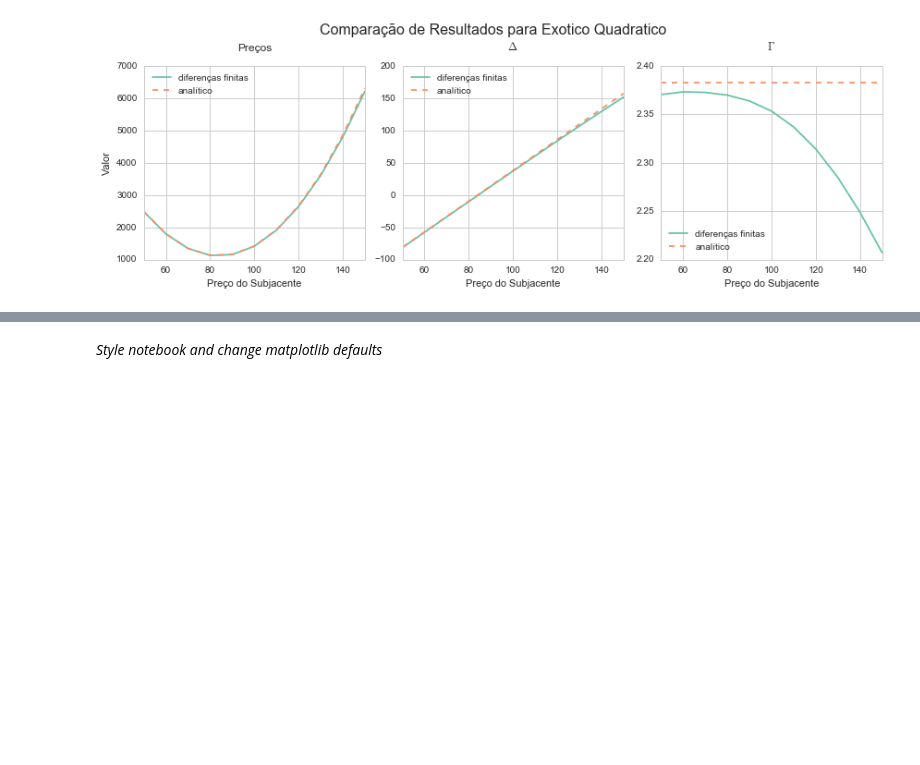
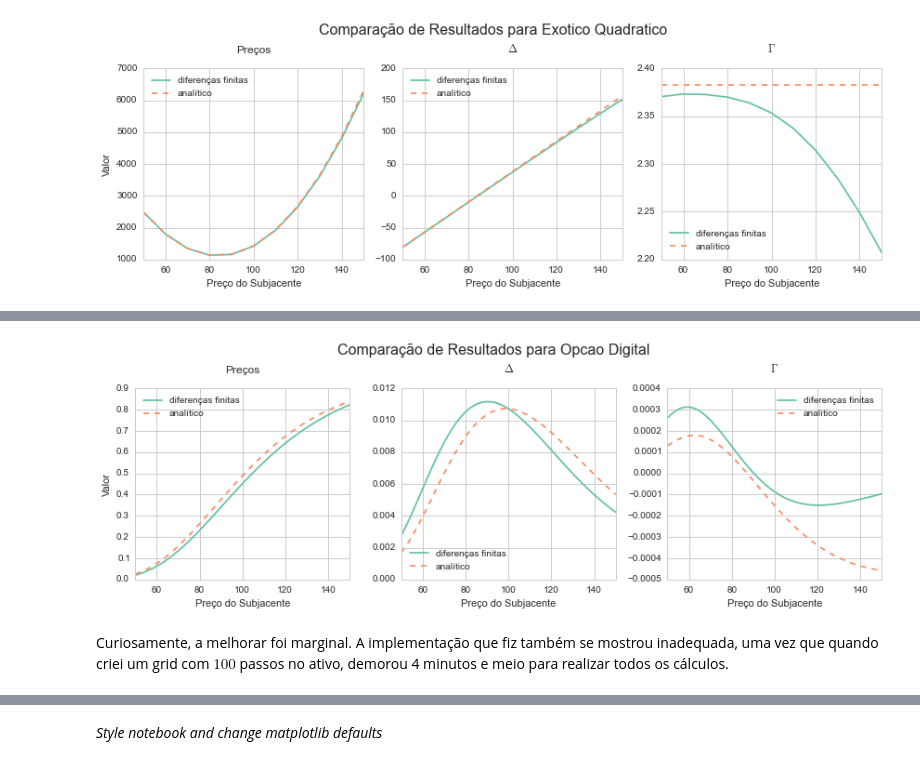
Before and after one commit to ucaiado/FiniteDifference_Pricing, a Jupyter notebook: UiraCaiadoEx02.ipynb, the cells around one changed output, grey strips where cells are left out. Saved outputs shown, nothing was run; the diff lists cells and outputs as text; code cells hidden in the pictures; blank space fills up the shorter version.

```diff
--- a/UiraCaiadoEx02.ipynb
+++ b/UiraCaiadoEx02.ipynb
@@ -378,0 +402,11 @@ A estrutura ficou lenta. A decisão de usar classes ao invez de um array dificul
+# %%
+import finite_difference; reload(finite_difference);
+d_param = {"f_St": 100.,  # preco do ativo
+           "f_sigma": 0.5, # desvio padra do ativo objeto
+           "f_time": .5,  # tempo para vencimento em anos
+           "f_r": 0.10,  # taxa de juros anual
+           "i_nas": 100,  # passos que o ativo sera discretizado
+           "f_K": 100.  # strike da opcao
+          }
+
+%time my_option = finite_difference.DigitalOption(**d_param)
@@ -378,0 +416,9 @@ A estrutura ficou lenta. A decisão de usar classes ao invez de um array dificul
+# %%
+# plotando graficos do inicio do periodo
+# plotando graficos do inicio do periodo
+l_prices = np.arange(50., 151., 1.)
+my_option.compare_to_analytical_solutions(l_prices, d_param['f_time'])
+# %% [output]
+[figure, added]
+# %% [markdown]
+Curiosamente, a melhorar foi marginal. A implementação que fiz também se mostrou inadequada, uma vez que quando criei um grid com $100$ passos no ativo, demorou 4 minutos e meio para realizar todos os cálculos.
```
Also changed, not shown: parts of 22 cells of this notebook, 2 other files.
